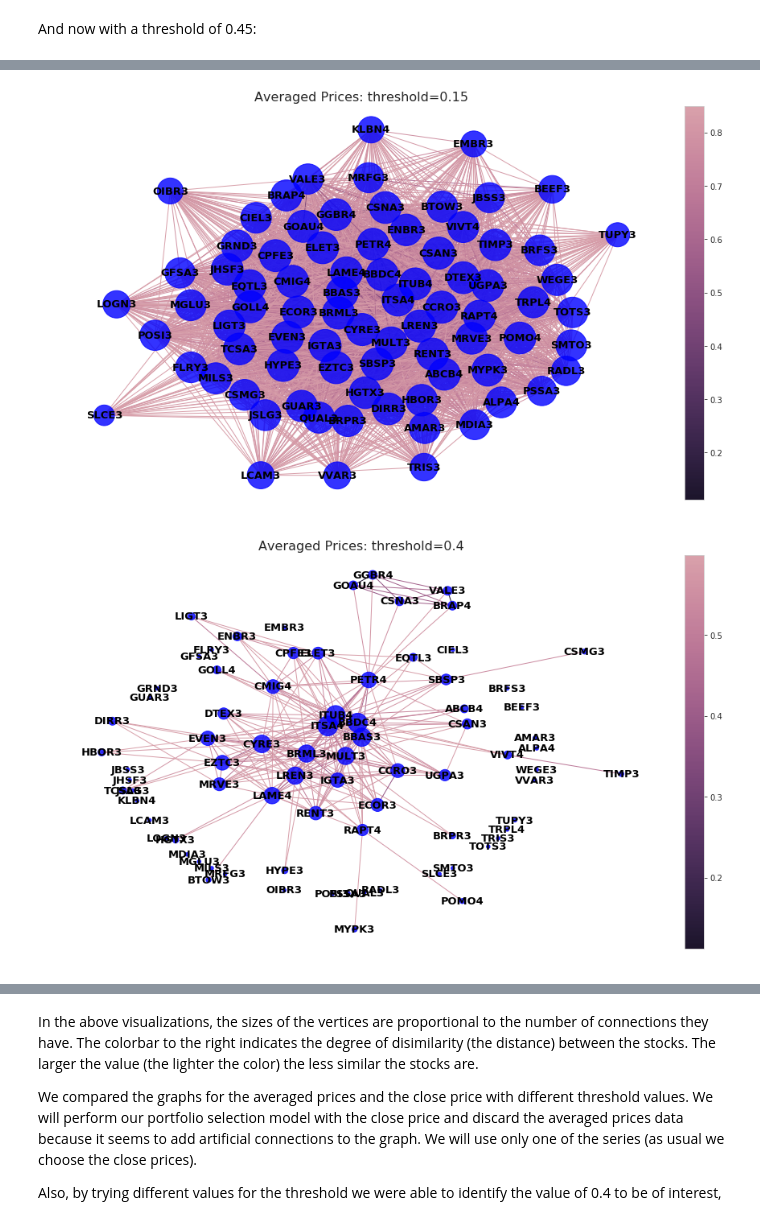
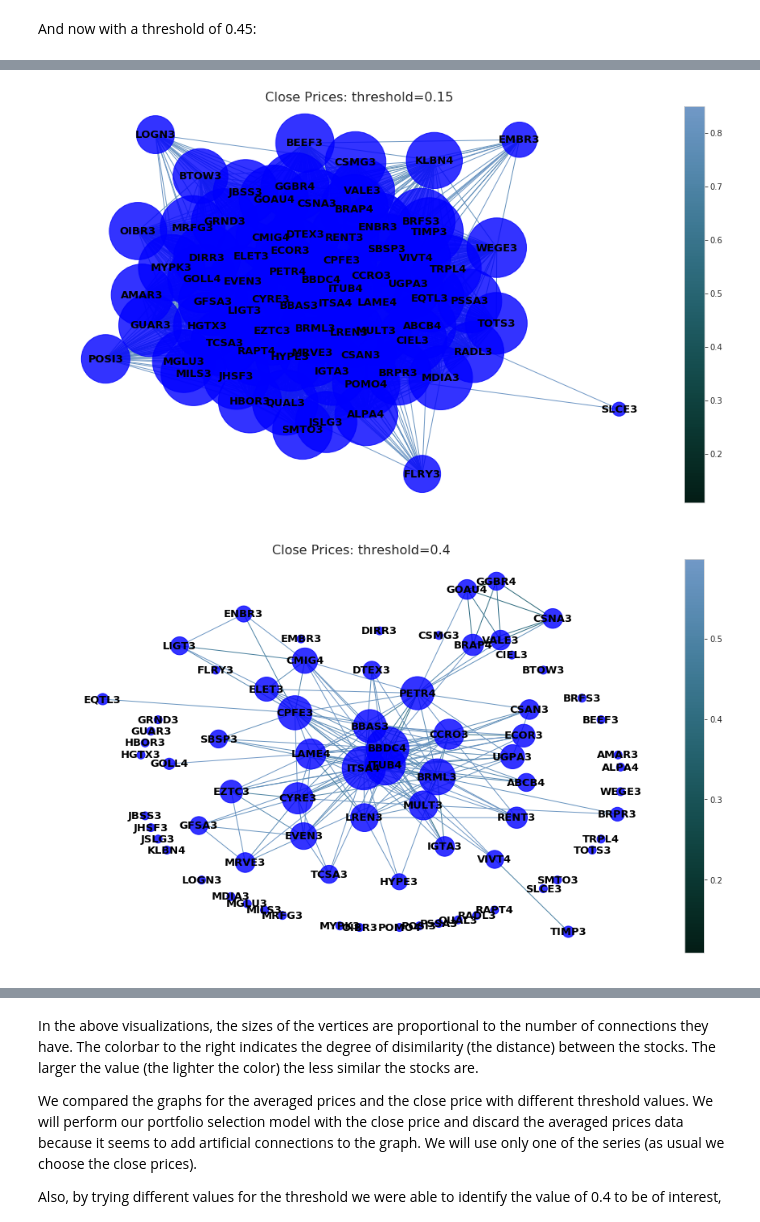
Before and after one commit to dcecchini/tbsi-quant-investment-project, a Jupyter notebook: Initial Stocks Selection.ipynb, the cells around one changed output, grey strips where cells are left out. Cells and saved outputs as stored; diff of their text form; code cells hidden in the pictures.

Commit message:
Revised version with Brazilian stocks

```diff
--- a/Initial Stocks Selection.ipynb
+++ b/Initial Stocks Selection.ipynb
@@ -168,10 +169,11 @@ After: (176693, 7)
 # %%
 #creates a DataFrame for each time-series (see In [11])
-df_close = df.pivot(columns='Ticker', values='Close')
-df_open = df.pivot(columns='Ticker', values='Open')
-# df_price_range = df.pivot(columns='Ticker', values='Price Range')
-df_high = df.pivot(columns='Ticker', values='High')
-df_low = df.pivot(columns='Ticker', values='Low')
+df_close = df_train.pivot(columns='Ticker', values='Close')
+df_open = df_train.pivot(columns='Ticker', values='Open')
+df_high = df_train.pivot(columns='Ticker', values='High')
+df_low = df_train.pivot(columns='Ticker', values='Low')
+
+df_list = [df_close, df_open, df_high, df_low]
 
 df_close.head()
 # %% [output]
@@ -188,11 +187,0 @@ df_close.head()
-# %%
-# creates a list of stocks
-stocks = df_close.columns.tolist()
-
-#list of training DataFrames containing each time-series
-df_list = [df_close, df_open, df_high, df_low]
-
-# detrends each time-series for each DataFrame
-for df in df_list:
-    for s in stocks:
-        df[s] = df[s].pct_change()
@@ -305,0 +298,9 @@ array(['ABCB4', 'ALPA4', 'AMAR3', 'BBAS3', 'BBDC4', 'BEEF3', 'BRAP4',
+# %%
+# Get the logreturns
+df_close = df_close.apply(np.log).diff().dropna()
+df_open = df_open.apply(np.log).diff().dropna()
+df_high = df_high.apply(np.log).diff().dropna()
+df_low = df_low.apply(np.log).diff().dropna()
+
+#list of training DataFrames containing each time-series
+df_list = [df_close, df_open, df_high, df_low]
@@ -678,7 +679,7 @@ def plt_corr_nx(H, title):
             pos,
             node_color= "blue", #"#DA70D6",
             nodelist=nodelist,
-            node_size= [(x+1) * 20 for x in node_sizes], #np.power(node_sizes, 2.33),
+            node_size= [(x+1) * 100 for x in node_sizes], #np.power(node_sizes, 2.33),
             alpha=0.8,
             font_weight="bold",
         )
@@ -687,7 +688,7 @@ def plt_corr_nx(H, title):
         nx.draw_networkx_labels(H, pos, font_size=13, font_family="sans-serif", font_weight='bold')
 
         # color map
-        cmap = sns.cubehelix_palette(10, start=3.0, dark=0.1, light=0.7, as_cmap=True, reverse=True)
+        cmap = sns.cubehelix_palette(n_colors=9, start=2.2, dark=0.1, rot=0.3, gamma=1.1, hue=1.0, light=0.6, as_cmap=True, reverse=True)
 
         # draw edges
         nx.draw_networkx_edges(
@@ -796,8 +789,8 @@ plt_corr_nx(H_close, title='Close price: threshold=0.325')
 # %%
-plt_corr_nx(build_corr_nx(df_dcor_list[0], corr_threshold=0.15), title='Averaged Prices: threshold=0.15')
+plt_corr_nx(build_corr_nx(df_dcor_list[0], corr_threshold=0.15), title='Close Prices: threshold=0.15')
 # %% [output]
-[figure, old version]
+[figure, new version]
 # %%
-plt_corr_nx(build_corr_nx(df_dcor_list[0], corr_threshold=0.4), title='Averaged Prices: threshold=0.4')
+plt_corr_nx(build_corr_nx(df_dcor_list[0], corr_threshold=0.4), title='Close Prices: threshold=0.4')
 # %% [output]
-[figure, old version]
+[figure, new version]
```
Also changed, not shown: parts of 45 cells of this notebook, 29 other files.
